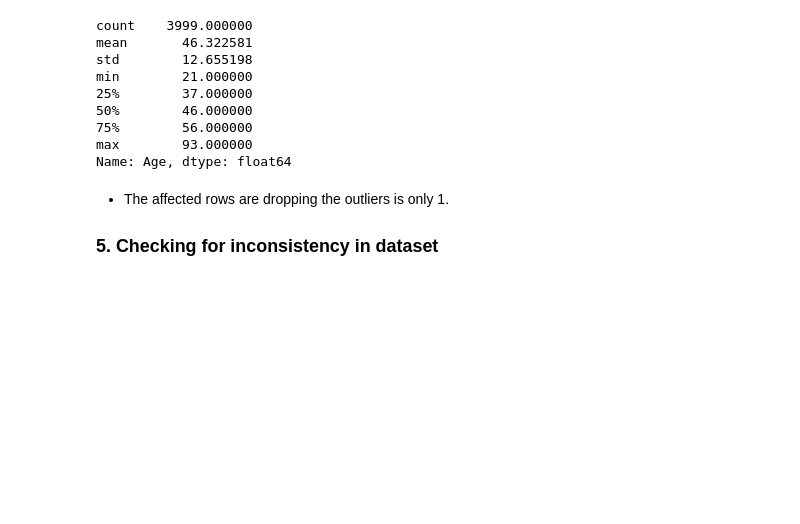
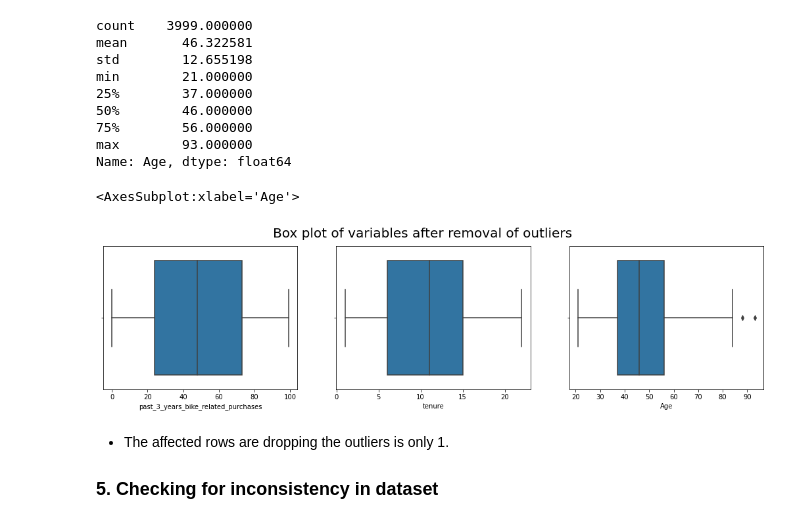
Before and after one commit to Jagadeeshkumaryanda/Customer_Segmentation_Analysis, a Jupyter notebook: DAQ_and_Data_Cleaning_CustomerDemographic.ipynb, the cells around one changed output. Drawn from its saved outputs; the diff is of its cells as text; code cells hidden in the pictures; blank space fills up the shorter version.

```diff
--- a/DAQ_and_Data_Cleaning_CustomerDemographic.ipynb
+++ b/DAQ_and_Data_Cleaning_CustomerDemographic.ipynb
@@ -180,6 +181,21 @@ min        21.000000
 75%        56.000000
 max        93.000000
 Name: Age, dtype: float64
+# %%
+plt.figure(figsize=(18,4))
+plt.suptitle("Box plot of variables after removal of outliers",fontsize=20)
+
+plt.subplot(1,3,1)
+sns.boxplot(cust_demo['past_3_years_bike_related_purchases'])
+
+plt.subplot(1,3,2)
+sns.boxplot(cust_demo['tenure'])
+
+plt.subplot(1,3,3)
+sns.boxplot(cust_demo['Age'])
+# %% [output]
+<AxesSubplot:xlabel='Age'>
+[figure, added]
 # %% [markdown]
 * The affected rows are dropping the outliers is only 1.
 
```
Also changed, not shown: parts of 1 cell of this notebook, 2 other files.
